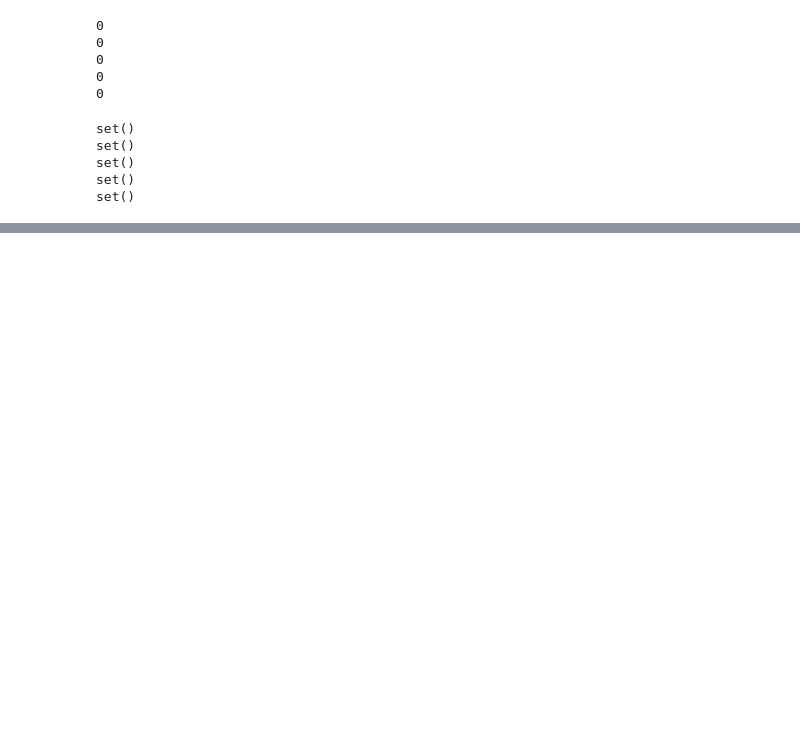
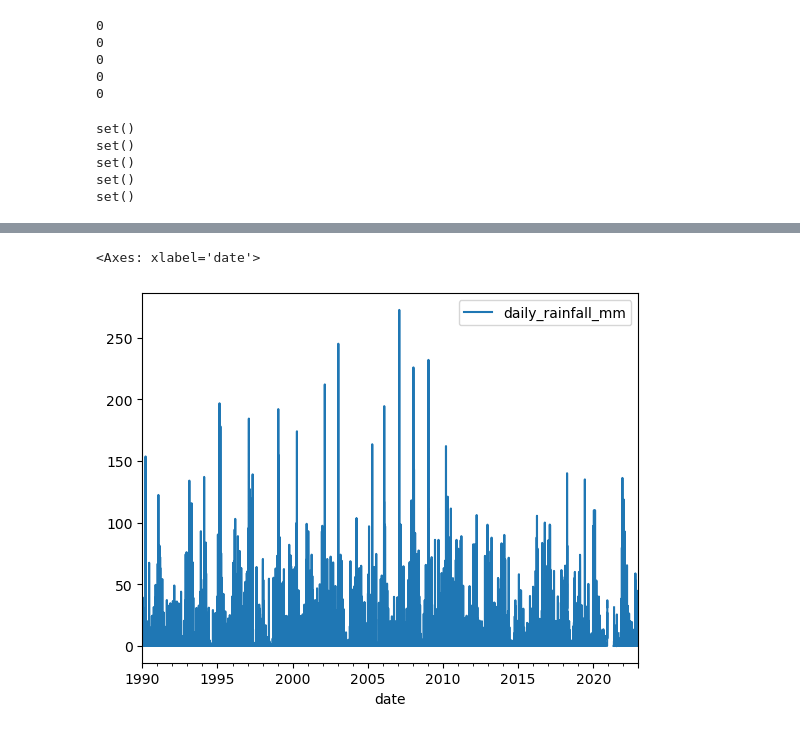
Before and after one commit to 21centuryweather/hk25-AusNode-ExtremePrecipitation, a Jupyter notebook: Code/f_clean_daily.ipynb, the cells around one changed output, grey strips where cells are left out. Drawn from its saved outputs; the diff is of its cells as text; code cells hidden in the pictures; blank space fills up the shorter version.

```diff
--- a/Code/f_clean_daily.ipynb
+++ b/Code/f_clean_daily.ipynb
@@ -186,0 +221,5 @@ lautoka_data.plot('date', 'daily_rainfall_mm')
+# %%
+labasa_airport_data.plot('date', 'daily_rainfall_mm')
+# %% [output]
+<Axes: xlabel='date'>
+[figure, added]
```
Also changed, not shown: parts of 23 cells of this notebook, 5 other files.
